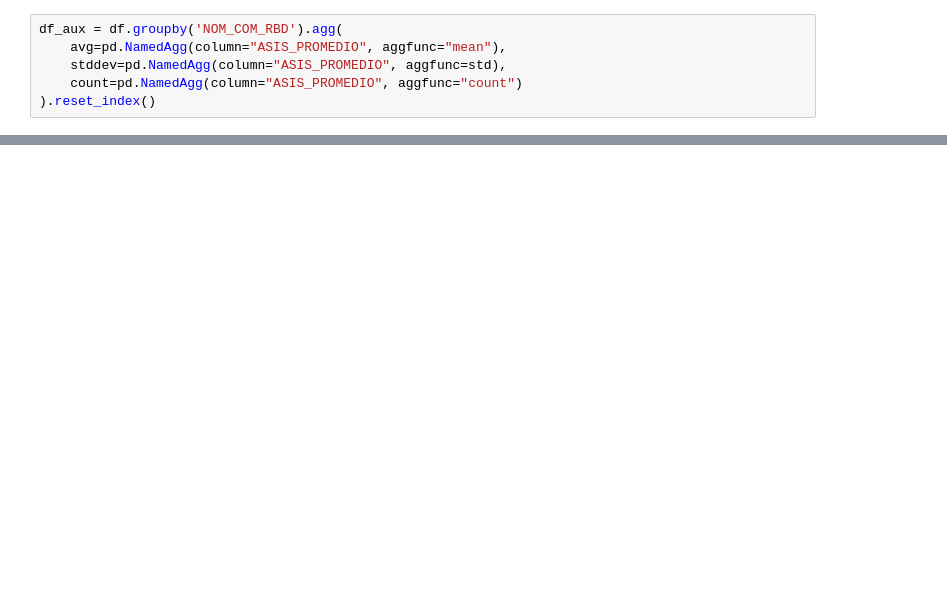
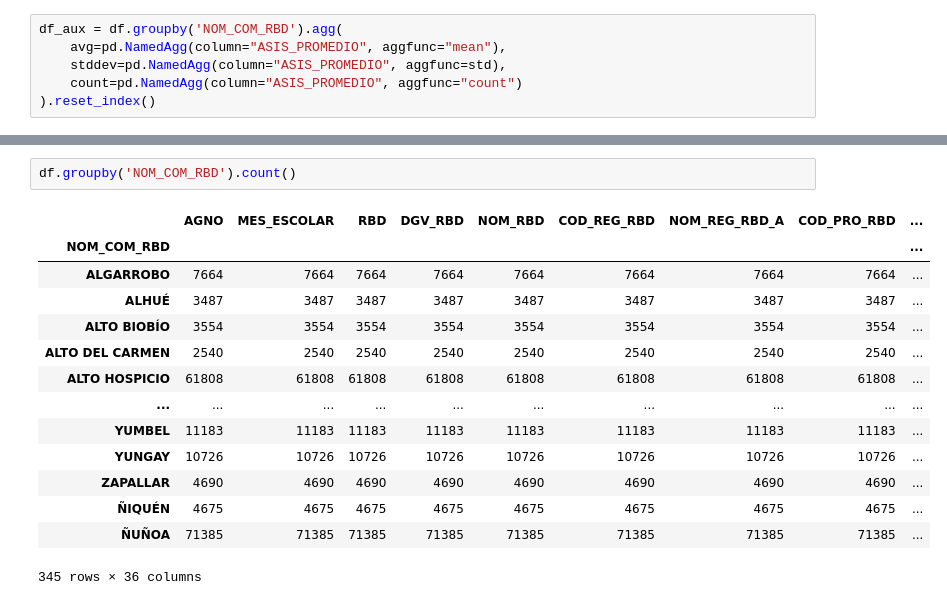
Before and after one commit to napb/abd_tarea1, a Jupyter notebook: 5/5.ipynb, the cells around one changed output, grey strips where cells are left out. Drawn from its saved outputs; the diff is of its cells as text; blank space fills up the shorter version.

```diff
--- a/5/5.ipynb
+++ b/5/5.ipynb
@@ -56,0 +132,17 @@ plt.xticks(rotation=45)
+# %%
+df.groupby('NOM_COM_RBD').count()
+# %% [output]
+|  | AGNO | MES_ESCOLAR | RBD | DGV_RBD | NOM_RBD | COD_REG_RBD | NOM_REG_RBD_A | COD_PRO_RBD | ... |
+| NOM_COM_RBD |  |  |  |  |  |  |  |  | ... |
+| ALGARROBO | 7664 | 7664 | 7664 | 7664 | 7664 | 7664 | 7664 | 7664 | ... |
+| ALHUÉ | 3487 | 3487 | 3487 | 3487 | 3487 | 3487 | 3487 | 3487 | ... |
+| ALTO BIOBÍO | 3554 | 3554 | 3554 | 3554 | 3554 | 3554 | 3554 | 3554 | ... |
+| ALTO DEL CARMEN | 2540 | 2540 | 2540 | 2540 | 2540 | 2540 | 2540 | 2540 | ... |
+| ALTO HOSPICIO | 61808 | 61808 | 61808 | 61808 | 61808 | 61808 | 61808 | 61808 | ... |
+| ... | ... | ... | ... | ... | ... | ... | ... | ... | ... |
+| YUMBEL | 11183 | 11183 | 11183 | 11183 | 11183 | 11183 | 11183 | 11183 | ... |
+| YUNGAY | 10726 | 10726 | 10726 | 10726 | 10726 | 10726 | 10726 | 10726 | ... |
+| ZAPALLAR | 4690 | 4690 | 4690 | 4690 | 4690 | 4690 | 4690 | 4690 | ... |
+| ÑIQUÉN | 4675 | 4675 | 4675 | 4675 | 4675 | 4675 | 4675 | 4675 | ... |
+| ÑUÑOA | 71385 | 71385 | 71385 | 71385 | 71385 | 71385 | 71385 | 71385 | ... |
+345 rows × 36 columns
```
Also changed, not shown: parts of 17 cells of this notebook.
